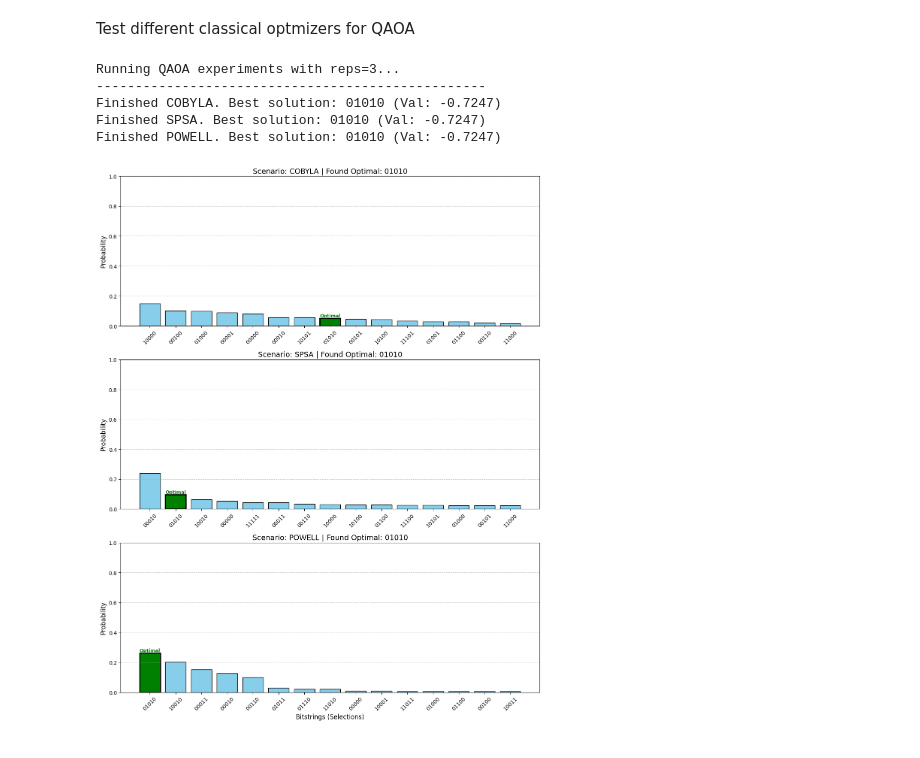
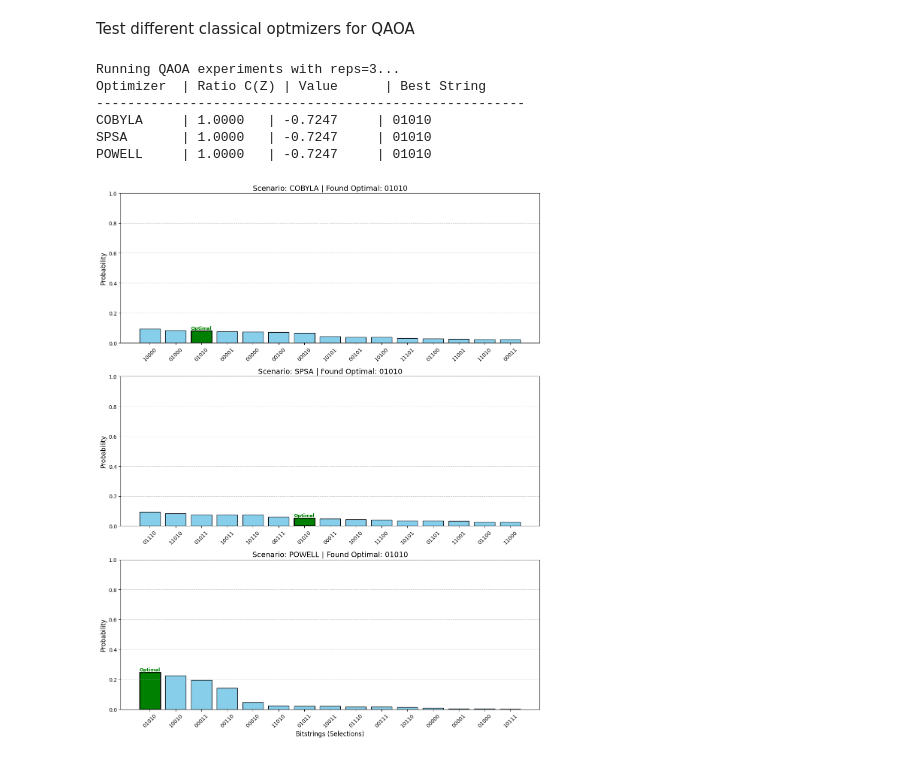
Before and after one commit to Andureh/qc803-QAOAFinal, a Jupyter notebook: project.ipynb, the cells around one changed output. Saved outputs shown, nothing was run; the diff lists cells and outputs as text; code cells hidden in the pictures.

```diff
--- a/project.ipynb
+++ b/project.ipynb
@@ -136,6 +287,30 @@ result = qaoa.solve(qp_realdata)
 
 
 print_result(result,portfolio_qp)
+
+
+iter=200
+p = 3
+optimizers_to_test = {
+        "COBYLA": COBYLA(maxiter=iter),
+        "SPSA": SPSA(maxiter=iter),
+        "POWELL": POWELL(maxiter=iter)
+    }
+
+# Assuming you have these variables defined from earlier in your code:
+# mu_norm, sigma_norm, risk, n_stocks
+
+experiment_results = run_qaoa_experiments(
+    qp=qp_realdata,
+    penalty=penalty,
+    reps=3,
+    optimizers_to_test=optimizers_to_test,
+    mu=mu_norm,
+    sigma=sigma_norm,
+    q=risk,
+    budget=n_stocks
+)
+plot_qaoa_results(experiment_results)
 # %% [output]
 [*********************100%***********************]  5 of 5 completed
 Optimal: selection [0. 1. 0. 1. 0.], value -0.7247
@@ -270,18 +443,31 @@ Test different classical optmizers for QAOA
 # %%
 iter=200
 p = 3
 optimizers_to_test = {
         "COBYLA": COBYLA(maxiter=iter),
         "SPSA": SPSA(maxiter=iter),
         "POWELL": POWELL(maxiter=iter)
     }
 
-results_data = run_qaoa_experiments(qp=qp_realdata, penalty=penalty, reps=p, optimizers_to_test=optimizers_to_test)
-plot_qaoa_results(results_data)
+# Assuming you have these variables defined from earlier in your code:
+# mu_norm, sigma_norm, risk, n_stocks
+
+experiment_results = run_qaoa_experiments(
+    qp=qp_realdata,
+    penalty=penalty,
+    reps=3,
+    optimizers_to_test=optimizers_to_test,
+    mu=mu_norm,
+    sigma=sigma_norm,
+    q=risk,
+    budget=n_stocks
+)
+plot_qaoa_results(experiment_results)
 # %% [output]
 Running QAOA experiments with reps=3...
---------------------------------------------------
-Finished COBYLA. Best solution: 01010 (Val: -0.7247)
-Finished SPSA. Best solution: 01010 (Val: -0.7247)
-Finished POWELL. Best solution: 01010 (Val: -0.7247)
+Optimizer  | Ratio C(Z) | Value      | Best String
+-------------------------------------------------------
+COBYLA     | 1.0000   | -0.7247     | 01010
+SPSA       | 1.0000   | -0.7247     | 01010
+POWELL     | 1.0000   | -0.7247     | 01010
-[figure, old version]
+[figure, new version]
```
Also changed, not shown: parts of 4 cells of this notebook.
